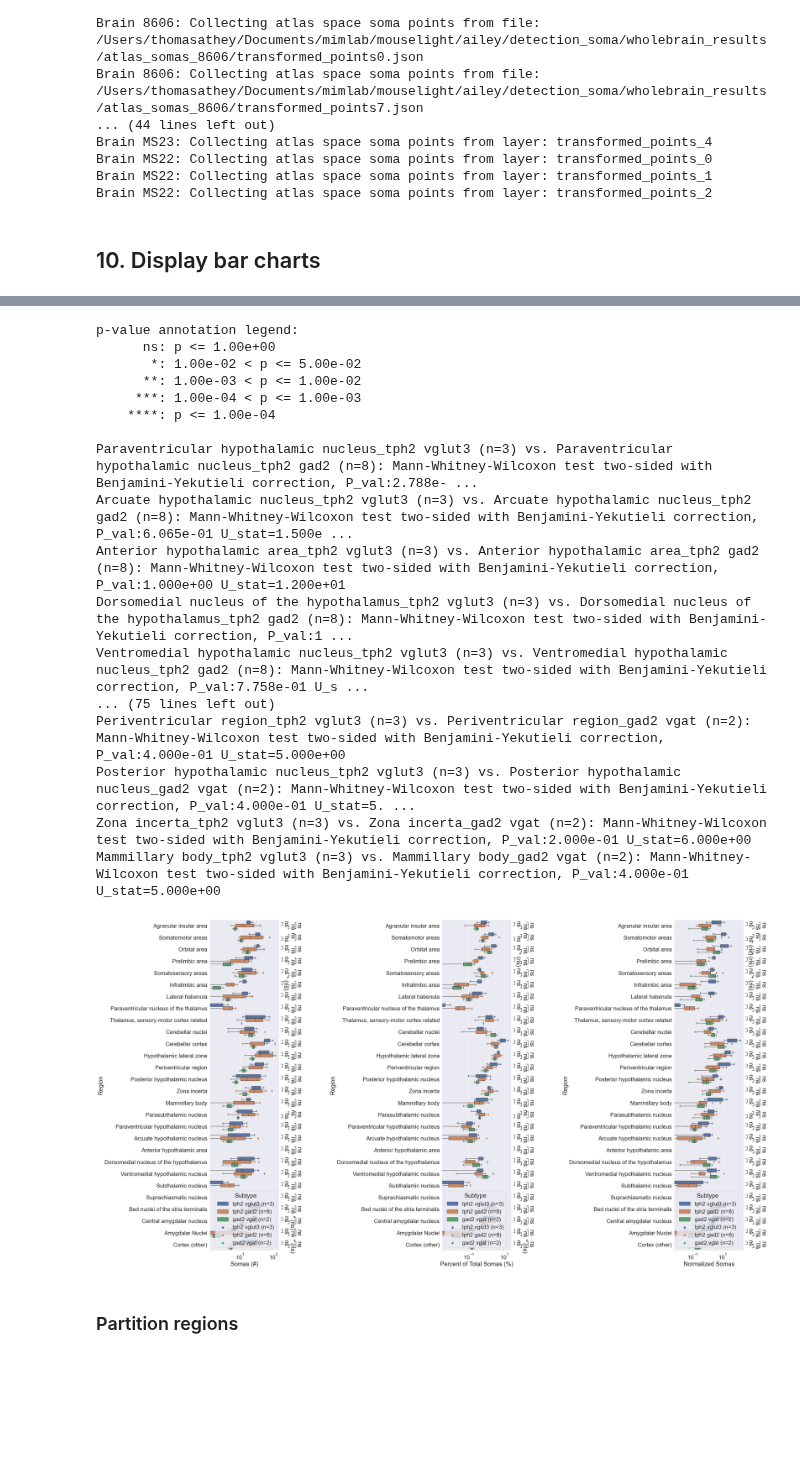
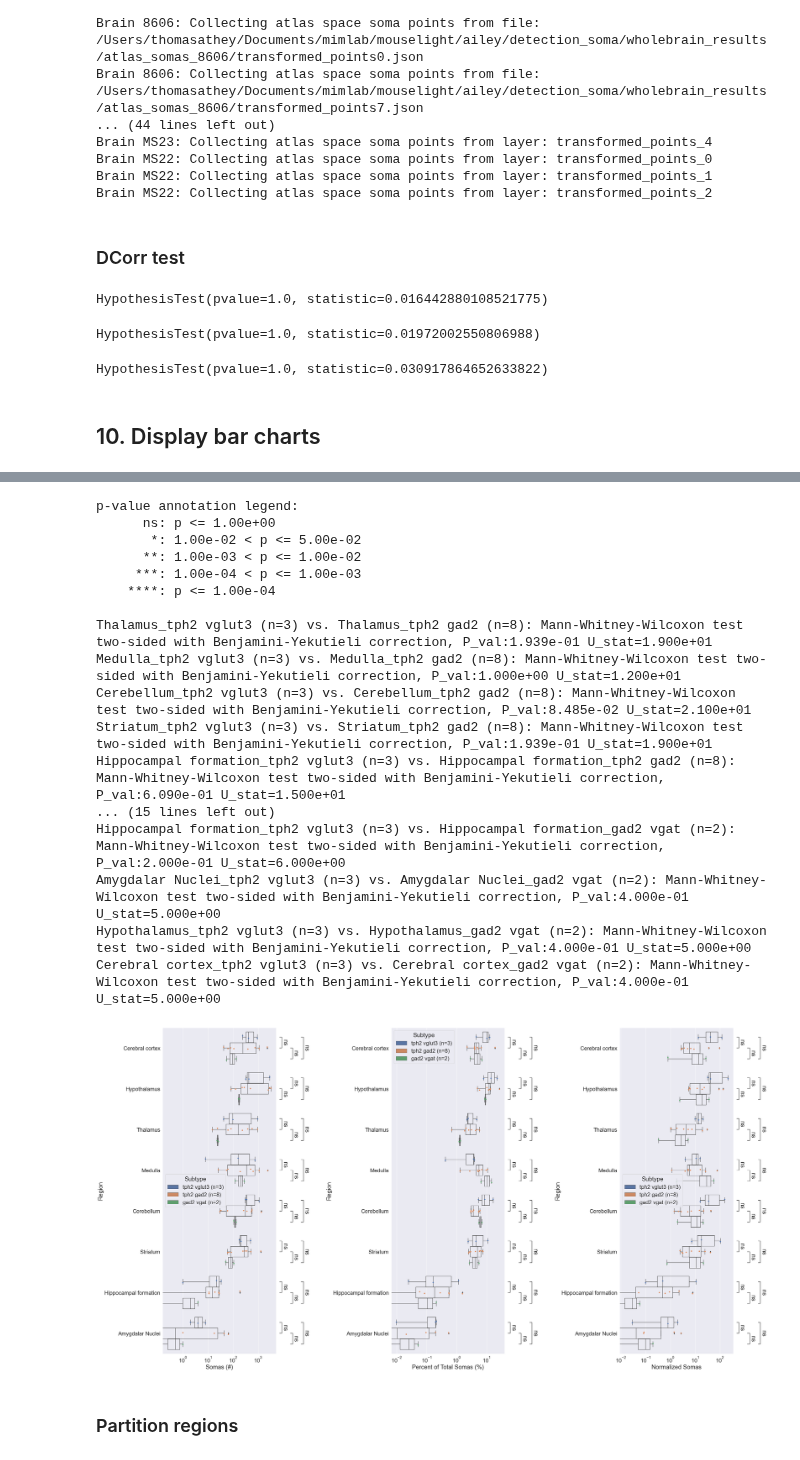
Before and after one commit to neurodata/brainlit, a Jupyter notebook: experiments/BrainLine/soma_analysis.ipynb, the cells around one changed output, grey strips where cells are left out. Cells and saved outputs as stored; diff of their text form; code cells hidden in the pictures; blank space fills up the shorter version.

```diff
--- a/experiments/BrainLine/soma_analysis.ipynb
+++ b/experiments/BrainLine/soma_analysis.ipynb
@@ -411,6 +411,16 @@ for z in tqdm(np.arange(50, z_size, 50)):
     io.imsave(fname, im)
 # %%
 sd.brainrender_somas(subtype_colors=colors)
+# %% [markdown]
+### DCorr test
+# %%
+sd.dcorr_test(subtype1 = "tph2 gad2", subtype2 = "tph2 vglut3", bin_size = [250,250,250])
+sd.dcorr_test(subtype1 = "tph2 gad2", subtype2 = "gad2 vgat", bin_size = [250,250,250])
+sd.dcorr_test(subtype1 = "gad2 vgat", subtype2 = "tph2 vglut3", bin_size = [250,250,250])
+# %% [output]
+HypothesisTest(pvalue=1.0, statistic=0.016442880108521775)
+HypothesisTest(pvalue=1.0, statistic=0.01972002550806988)
+HypothesisTest(pvalue=1.0, statistic=0.030917864652633822)
 # %% [markdown]
 ## 10. Display bar charts
 # %%
@@ -492,10 +502,10 @@ regions = [
 
 composite_regions = {
     "Amygdalar Nuclei": [131, 295, 319, 780], #lateral, basolateral, basomedial, posterior
-    "Cortex (other)": [184, 1057, 677, 31, 254, 22, 541, 922, 895], # frontal pole, gustatory, visceral, auditory, visual, anterior cingulate, retrosplenial, posterior parietal, temporal association, perirhinal, ectorhinal
+    # "Cortex (other)": [184, 1057, 677, 31, 254, 22, 541, 922, 895], # frontal pole, gustatory, visceral, auditory, visual, anterior cingulate, retrosplenial, posterior parietal, temporal association, perirhinal, ectorhinal
     #"Substantia Nigra": [615, 374, 374],
     #"Superior Colliculus": [294, 302],
 }  # Custom composite allen regions where key is region name and value is list of allen regions
 # %%
-sd.region_barchart(regions_fine, composite_regions=composite_regions, normalize_region=872)
+sd.region_barchart(regions_coarse, composite_regions=composite_regions, normalize_region=872)
 # %% [output]
@@ -553,21 +554,21 @@ Mammillary body_tph2 vglut3 (n=3) vs. Mammillary body_gad2 vgat (n=2): Mann-Whit
 p-value annotation legend:
       ns: p <= 1.00e+00
        *: 1.00e-02 < p <= 5.00e-02
       **: 1.00e-03 < p <= 1.00e-02
      ***: 1.00e-04 < p <= 1.00e-03
     ****: p <= 1.00e-04
 
-Paraventricular hypothalamic nucleus_tph2 vglut3 (n=3) vs. Paraventricular hypothalamic nucleus_tph2 gad2 (n=8): Mann-Whitney-Wilcoxon test two-sided with Benjamini-Yekutieli correction, P_val:2.788e- ...
-Arcuate hypothalamic nucleus_tph2 vglut3 (n=3) vs. Arcuate hypothalamic nucleus_tph2 gad2 (n=8): Mann-Whitney-Wilcoxon test two-sided with Benjamini-Yekutieli correction, P_val:6.065e-01 U_stat=1.500e ...
-Anterior hypothalamic area_tph2 vglut3 (n=3) vs. Anterior hypothalamic area_tph2 gad2 (n=8): Mann-Whitney-Wilcoxon test two-sided with Benjamini-Yekutieli correction, P_val:1.000e+00 U_stat=1.200e+01
-Dorsomedial nucleus of the hypothalamus_tph2 vglut3 (n=3) vs. Dorsomedial nucleus of the hypothalamus_tph2 gad2 (n=8): Mann-Whitney-Wilcoxon test two-sided with Benjamini-Yekutieli correction, P_val:1 ...
-Ventromedial hypothalamic nucleus_tph2 vglut3 (n=3) vs. Ventromedial hypothalamic nucleus_tph2 gad2 (n=8): Mann-Whitney-Wilcoxon test two-sided with Benjamini-Yekutieli correction, P_val:7.758e-01 U_s ...
-... (75 lines left out)
-Periventricular region_tph2 vglut3 (n=3) vs. Periventricular region_gad2 vgat (n=2): Mann-Whitney-Wilcoxon test two-sided with Benjamini-Yekutieli correction, P_val:4.000e-01 U_stat=5.000e+00
-Posterior hypothalamic nucleus_tph2 vglut3 (n=3) vs. Posterior hypothalamic nucleus_gad2 vgat (n=2): Mann-Whitney-Wilcoxon test two-sided with Benjamini-Yekutieli correction, P_val:4.000e-01 U_stat=5. ...
-Zona incerta_tph2 vglut3 (n=3) vs. Zona incerta_gad2 vgat (n=2): Mann-Whitney-Wilcoxon test two-sided with Benjamini-Yekutieli correction, P_val:2.000e-01 U_stat=6.000e+00
-Mammillary body_tph2 vglut3 (n=3) vs. Mammillary body_gad2 vgat (n=2): Mann-Whitney-Wilcoxon test two-sided with Benjamini-Yekutieli correction, P_val:4.000e-01 U_stat=5.000e+00
+Thalamus_tph2 vglut3 (n=3) vs. Thalamus_tph2 gad2 (n=8): Mann-Whitney-Wilcoxon test two-sided with Benjamini-Yekutieli correction, P_val:1.939e-01 U_stat=1.900e+01
+Medulla_tph2 vglut3 (n=3) vs. Medulla_tph2 gad2 (n=8): Mann-Whitney-Wilcoxon test two-sided with Benjamini-Yekutieli correction, P_val:1.000e+00 U_stat=1.200e+01
+Cerebellum_tph2 vglut3 (n=3) vs. Cerebellum_tph2 gad2 (n=8): Mann-Whitney-Wilcoxon test two-sided with Benjamini-Yekutieli correction, P_val:8.485e-02 U_stat=2.100e+01
+Striatum_tph2 vglut3 (n=3) vs. Striatum_tph2 gad2 (n=8): Mann-Whitney-Wilcoxon test two-sided with Benjamini-Yekutieli correction, P_val:1.939e-01 U_stat=1.900e+01
+Hippocampal formation_tph2 vglut3 (n=3) vs. Hippocampal formation_tph2 gad2 (n=8): Mann-Whitney-Wilcoxon test two-sided with Benjamini-Yekutieli correction, P_val:6.090e-01 U_stat=1.500e+01
+... (15 lines left out)
+Hippocampal formation_tph2 vglut3 (n=3) vs. Hippocampal formation_gad2 vgat (n=2): Mann-Whitney-Wilcoxon test two-sided with Benjamini-Yekutieli correction, P_val:2.000e-01 U_stat=6.000e+00
+Amygdalar Nuclei_tph2 vglut3 (n=3) vs. Amygdalar Nuclei_gad2 vgat (n=2): Mann-Whitney-Wilcoxon test two-sided with Benjamini-Yekutieli correction, P_val:4.000e-01 U_stat=5.000e+00
+Hypothalamus_tph2 vglut3 (n=3) vs. Hypothalamus_gad2 vgat (n=2): Mann-Whitney-Wilcoxon test two-sided with Benjamini-Yekutieli correction, P_val:4.000e-01 U_stat=5.000e+00
+Cerebral cortex_tph2 vglut3 (n=3) vs. Cerebral cortex_gad2 vgat (n=2): Mann-Whitney-Wilcoxon test two-sided with Benjamini-Yekutieli correction, P_val:4.000e-01 U_stat=5.000e+00
-[figure, old version]
+[figure, new version]
 # %% [markdown]
 ### Partition regions
 # %%
```
Also changed, not shown: parts of 1 cell of this notebook, 2 other files.
